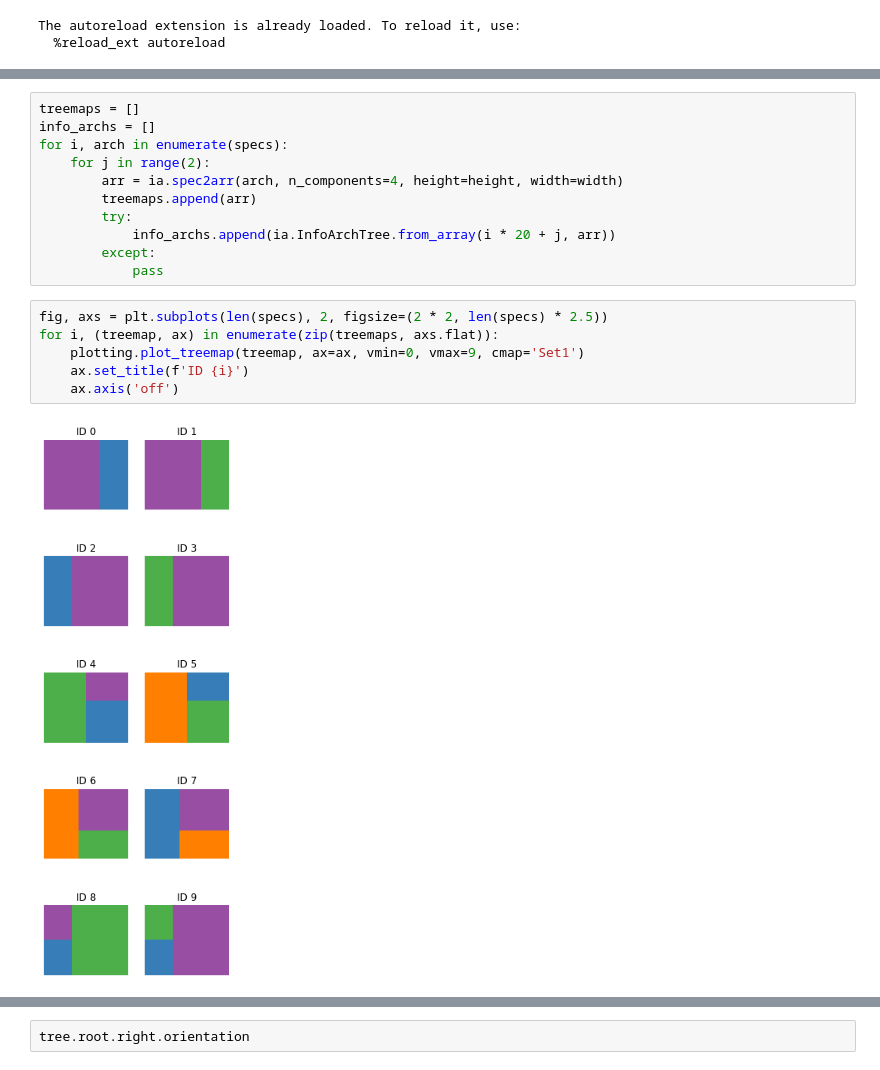
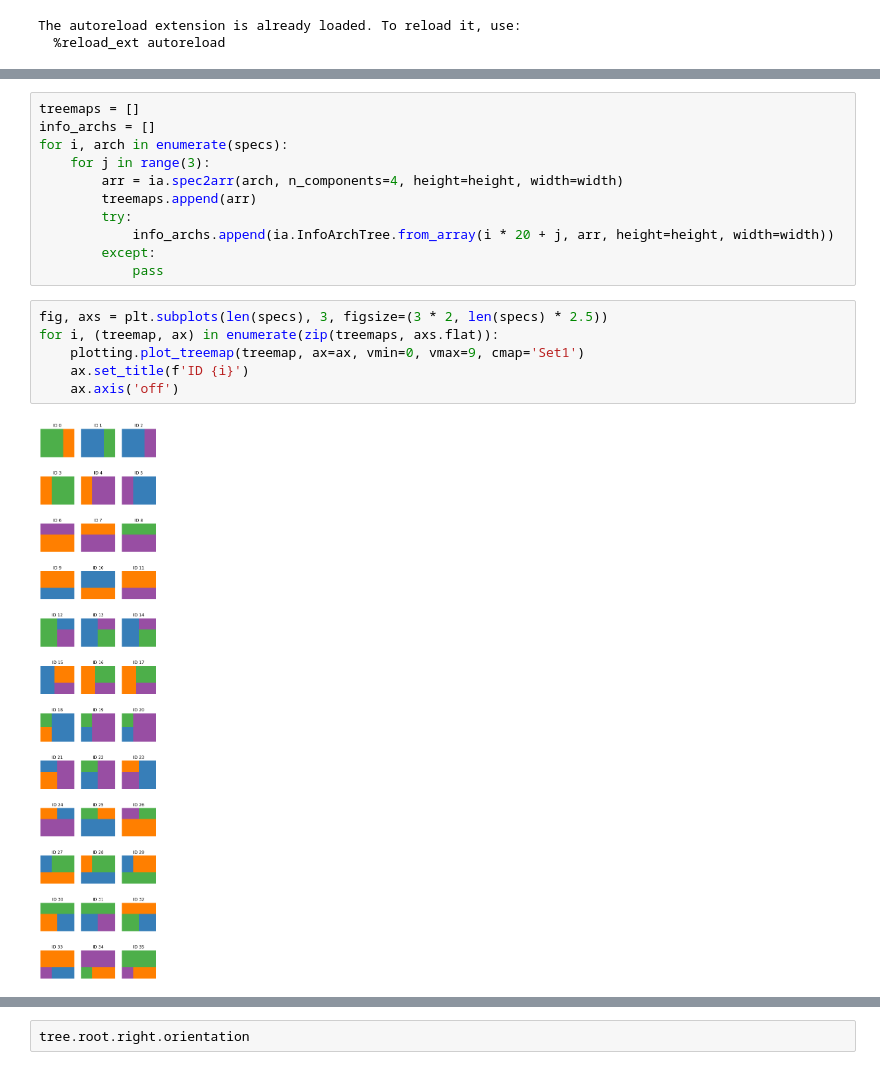
Before and after one commit to benlevyx/interpretable-ml, a Jupyter notebook: notebooks/json-info-arch.ipynb, the cells around one changed output, grey strips where cells are left out. Saved outputs shown, nothing was run; the diff lists cells and outputs as text.

```diff
--- a/notebooks/json-info-arch.ipynb
+++ b/notebooks/json-info-arch.ipynb
@@ -68,19 +111,19 @@ specs = [
 treemaps = []
 info_archs = []
 for i, arch in enumerate(specs):
-    for j in range(2):
+    for j in range(3):
         arr = ia.spec2arr(arch, n_components=4, height=height, width=width)
         treemaps.append(arr)
         try:
-            info_archs.append(ia.InfoArchTree.from_array(i * 20 + j, arr))
+            info_archs.append(ia.InfoArchTree.from_array(i * 20 + j, arr, height=height, width=width))
         except:
             pass
 # %%
-fig, axs = plt.subplots(len(specs), 2, figsize=(2 * 2, len(specs) * 2.5))
+fig, axs = plt.subplots(len(specs), 3, figsize=(3 * 2, len(specs) * 2.5))
 for i, (treemap, ax) in enumerate(zip(treemaps, axs.flat)):
     plotting.plot_treemap(treemap, ax=ax, vmin=0, vmax=9, cmap='Set1')
     ax.set_title(f'ID {i}')
     ax.axis('off')
 # %% [output]
-[figure, old version]
+[figure, new version]
 # %%
```
Also changed, not shown: parts of 14 cells of this notebook, 5 other files.
